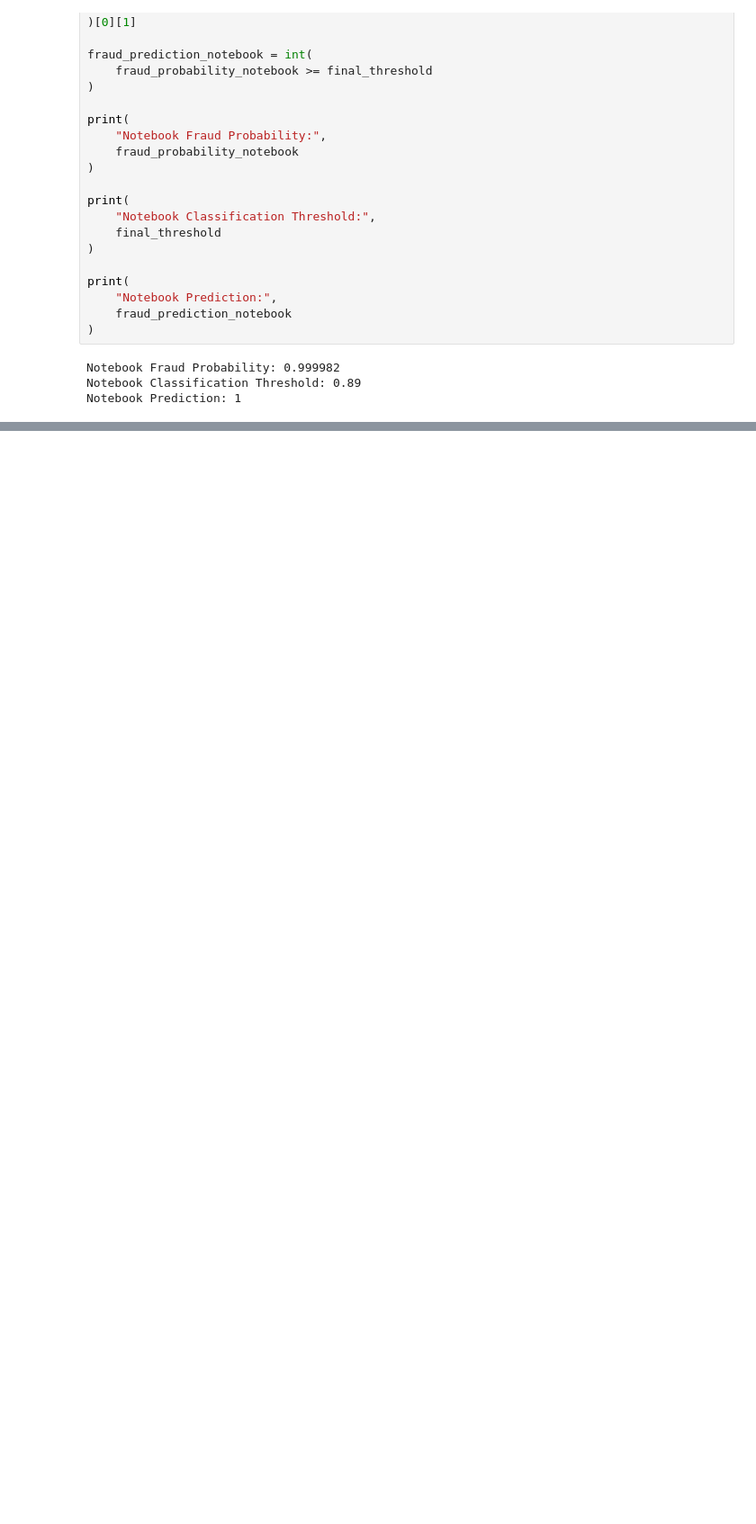
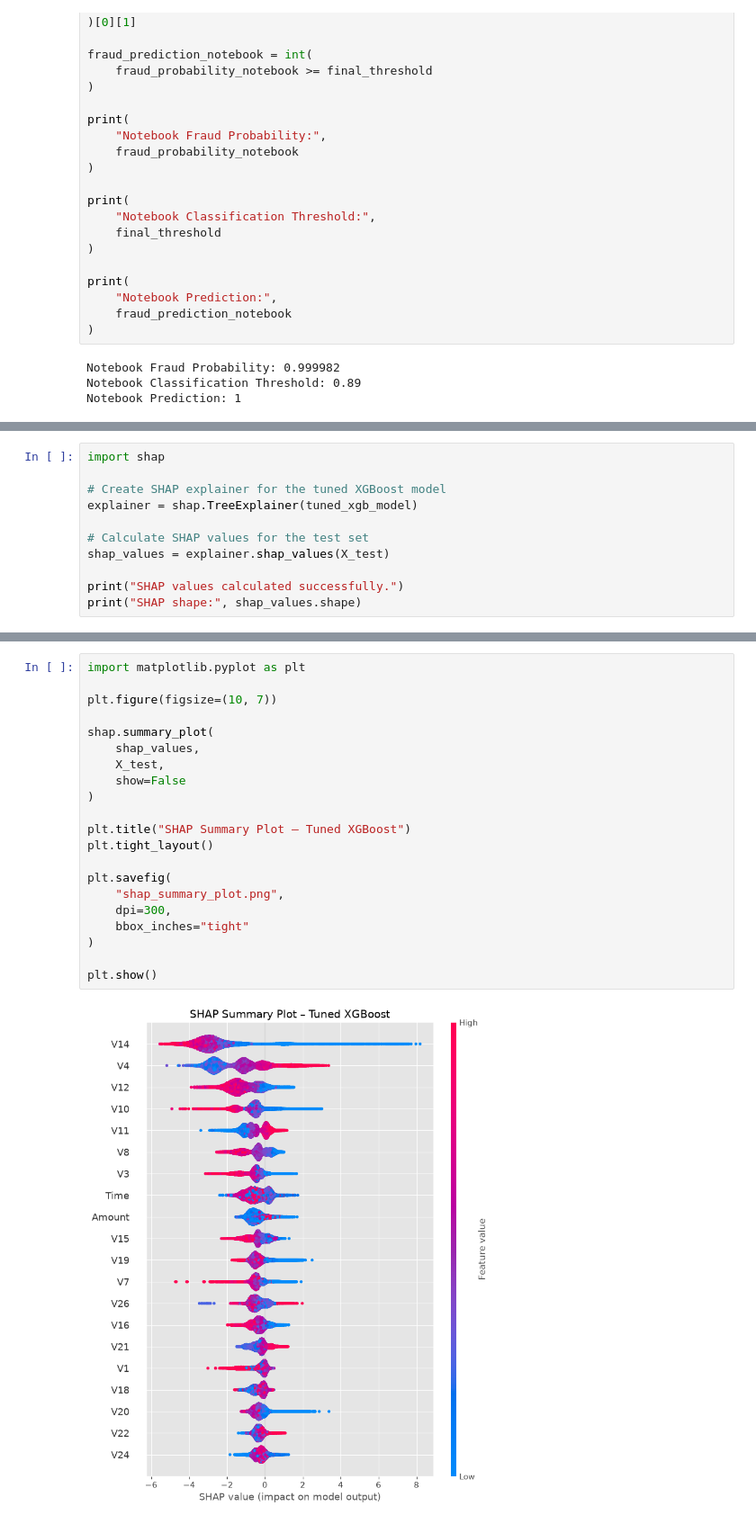
Before and after one commit to Onwuanabile-Sylvia/fraud-detection, a Jupyter notebook: notebooks/Sylvia_Fraud_Detection_Project.ipynb, the cells around one changed output, grey strips where cells are left out. Shown at 90% size. Drawn from its saved outputs; the diff is of its cells as text; blank space fills up the shorter version.

```diff
--- a/notebooks/Sylvia_Fraud_Detection_Project.ipynb
+++ b/notebooks/Sylvia_Fraud_Detection_Project.ipynb
@@ -3314,0 +3319,11 @@ fraud_test_transaction
+# %%
+import shap
+
+# Create SHAP explainer for the tuned XGBoost model
+explainer = shap.TreeExplainer(tuned_xgb_model)
+
+# Calculate SHAP values for the test set
+shap_values = explainer.shap_values(X_test)
+
+print("SHAP values calculated successfully.")
+print("SHAP shape:", shap_values.shape)
@@ -3314,0 +3335,23 @@ fraud_test_transaction
+# %%
+import matplotlib.pyplot as plt
+
+plt.figure(figsize=(10, 7))
+
+shap.summary_plot(
+    shap_values,
+    X_test,
+    show=False
+)
+
+plt.title("SHAP Summary Plot – Tuned XGBoost")
+plt.tight_layout()
+
+plt.savefig(
+    "shap_summary_plot.png",
+    dpi=300,
+    bbox_inches="tight"
+)
+
+plt.show()
+# %% [output]
+[figure, added]
```
Also changed, not shown: parts of 9 cells of this notebook, 3 other files.
